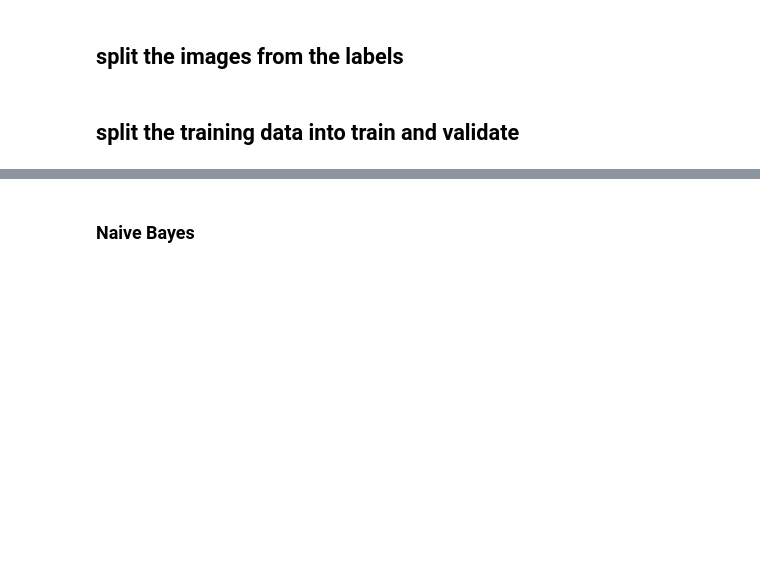
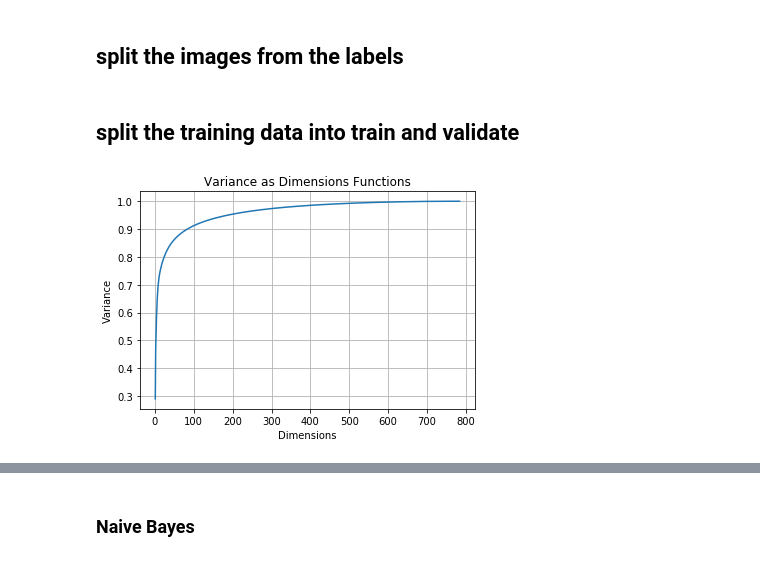
Before and after one commit to MtheEPIC/DataImaging, a Jupyter notebook: Fashion_mnist.ipynb, the cells around one changed output, grey strips where cells are left out. Drawn from its saved outputs; the diff is of its cells as text; code cells hidden in the pictures; blank space fills up the shorter version.

```diff
--- a/Fashion_mnist.ipynb
+++ b/Fashion_mnist.ipynb
@@ -76,10 +99,16 @@ y_test = test_data[:, 0]
 # %%
 pca = PCA()
 pca.fit(X_train)
 cumsum = np.cumsum(pca.explained_variance_ratio_)
 x = np.arange(1, len(cumsum)+1)
 plt.plot(x, cumsum)
+plt.grid(True)
+plt.title('Variance as Dimensions Functions')
+plt.xlabel('Dimensions')
+plt.ylabel('Variance')
 plt.show()
+# %% [output]
+[figure, added]
 # %%
 pca = PCA(n_components=0.90)
 X_train_pca = pca.fit_transform(X_train)
```
Also changed, not shown: parts of 41 cells of this notebook.
